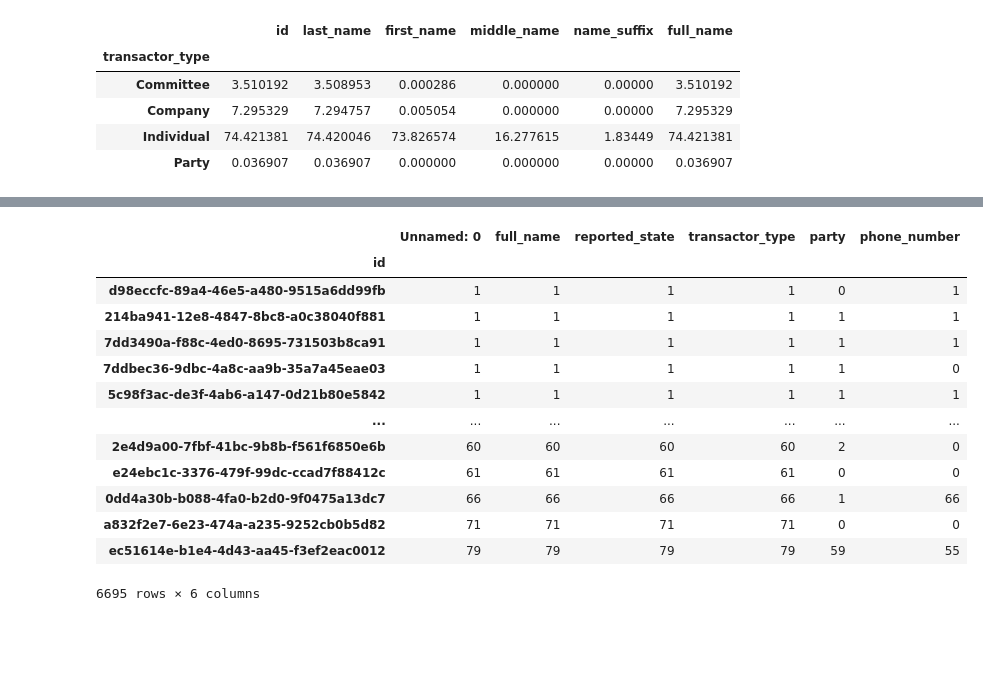
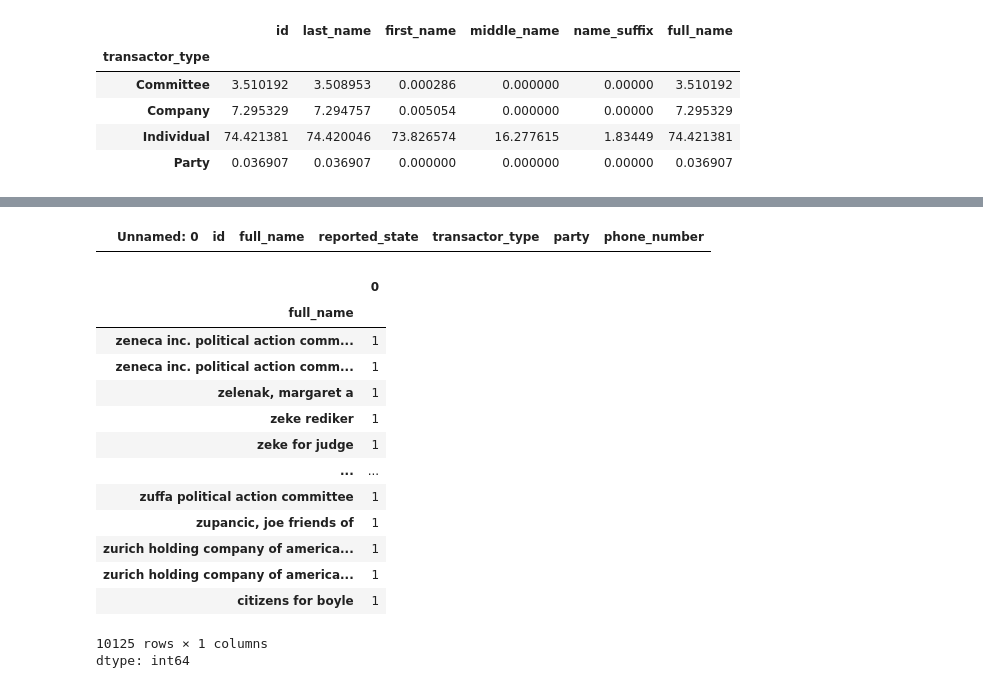
Before and after one commit to satadisha/ner_congressional_records, a Jupyter notebook: test.ipynb, the cells around one changed output, grey strips where cells are left out. Drawn from its saved outputs; the diff is of its cells as text; code cells hidden in the pictures; blank space fills up the shorter version.

```diff
--- a/test.ipynb
+++ b/test.ipynb
@@ -7,6 +11,6 @@ DATA_PATH = "/home/jovyan/work/ner_congressional_records/DATA/"
 <h1>UNCOMMENT THIS WHILE USING COLLAB</h1>
 # %%
 
-# from google.colab import drive
-# drive.mount('/content/gdrive')
-# DATA_PATH = '/content/gdrive/MyDrive/REU/PROJECT/DATA/'
+from google.colab import drive
+drive.mount('/content/gdrive')
+DATA_PATH = '/content/gdrive/MyDrive/REU/PROJECT/DATA/'
@@ -89,0 +99,2 @@ pa_transcator_annotated[pa_transcator_annotated['full_name'].isna()]
+# %%
+pa_transcator_annotated['full_name'] = pa_transcator_annotated['full_name'].str.lower()
@@ -301,17 +382,23 @@ az_transcators
+# %%
+pa_transcator_annotated[pa_transcator_annotated['full_name'].isna()]
+# %% [output]
+|  | Unnamed: 0 | id | full_name | reported_state | transactor_type | party | phone_number |
 # %%
-pa_transcator_annotated.groupby(by='id').count().sort_values('full_name')
+pa_transcator_annotated.drop_duplicates(subset='full_name', inplace=True)
+pa_transcator_annotated.groupby(by='full_name').size().sort_values()
 # %% [output]
-|  | Unnamed: 0 | full_name | reported_state | transactor_type | party | phone_number |
-| id |  |  |  |  |  |  |
-| d98eccfc-89a4-46e5-a480-9515a6dd99fb | 1 | 1 | 1 | 1 | 0 | 1 |
-| 214ba941-12e8-4847-8bc8-a0c38040f881 | 1 | 1 | 1 | 1 | 1 | 1 |
-| 7dd3490a-f88c-4ed0-8695-731503b8ca91 | 1 | 1 | 1 | 1 | 1 | 1 |
-| 7ddbec36-9dbc-4a8c-aa9b-35a7a45eae03 | 1 | 1 | 1 | 1 | 1 | 0 |
-| 5c98f3ac-de3f-4ab6-a147-0d21b80e5842 | 1 | 1 | 1 | 1 | 1 | 1 |
-| ... | ... | ... | ... | ... | ... | ... |
-| 2e4d9a00-7fbf-41bc-9b8b-f561f6850e6b | 60 | 60 | 60 | 60 | 2 | 0 |
-| e24ebc1c-3376-479f-99dc-ccad7f88412c | 61 | 61 | 61 | 61 | 0 | 0 |
-| 0dd4a30b-b088-4fa0-b2d0-9f0475a13dc7 | 66 | 66 | 66 | 66 | 1 | 66 |
-| a832f2e7-6e23-474a-a235-9252cb0b5d82 | 71 | 71 | 71 | 71 | 0 | 0 |
-| ec51614e-b1e4-4d43-aa45-f3ef2eac0012 | 79 | 79 | 79 | 79 | 59 | 55 |
+|  | 0 |
+| full_name |  |
+| zeneca inc. political action comm... | 1 |
+| zeneca inc. political action comm... | 1 |
+| zelenak, margaret a | 1 |
+| zeke rediker | 1 |
+| zeke for judge | 1 |
+| ... | ... |
+| zuffa political action committee | 1 |
+| zupancic, joe friends of | 1 |
+| zurich holding company of america... | 1 |
+| zurich holding company of america... | 1 |
+| citizens for boyle | 1 |
-6695 rows × 6 columns
+10125 rows × 1 columns
+dtype: int64
```
Also changed, not shown: parts of 44 cells of this notebook.
